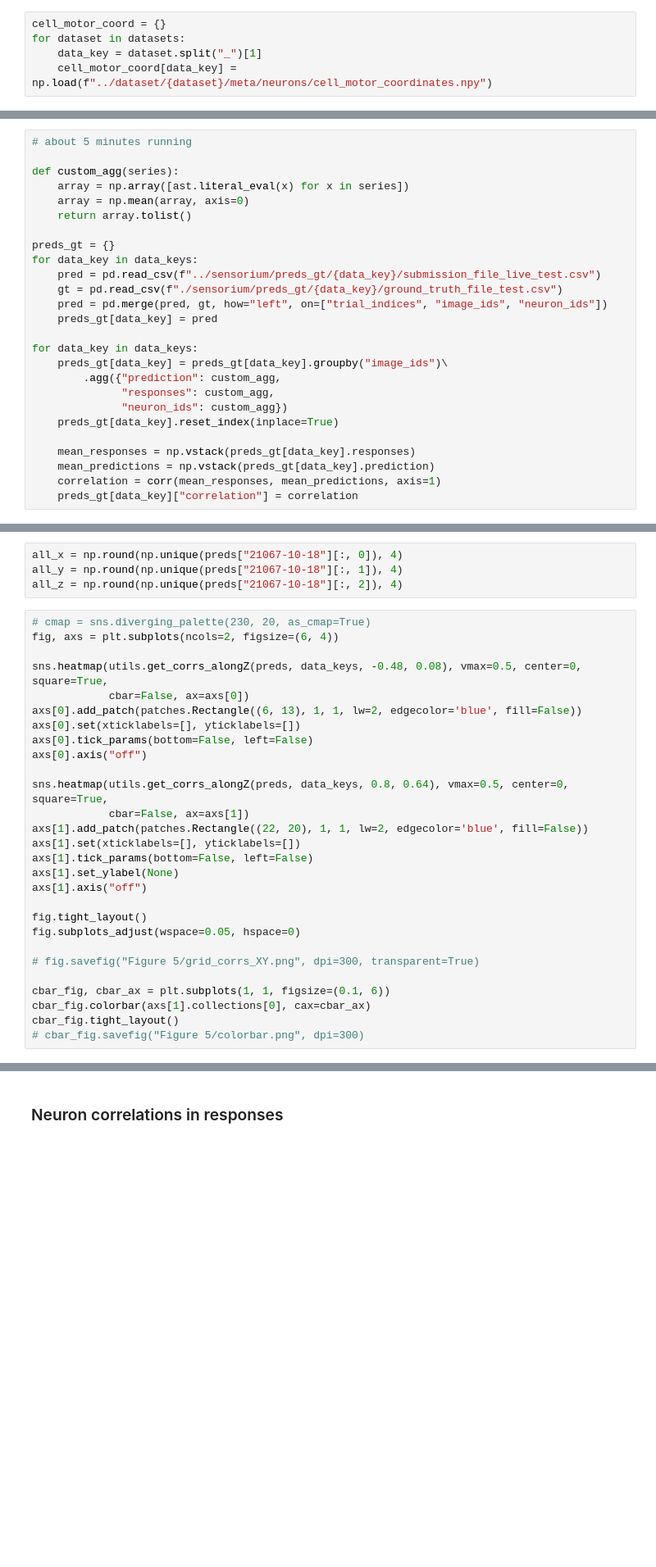
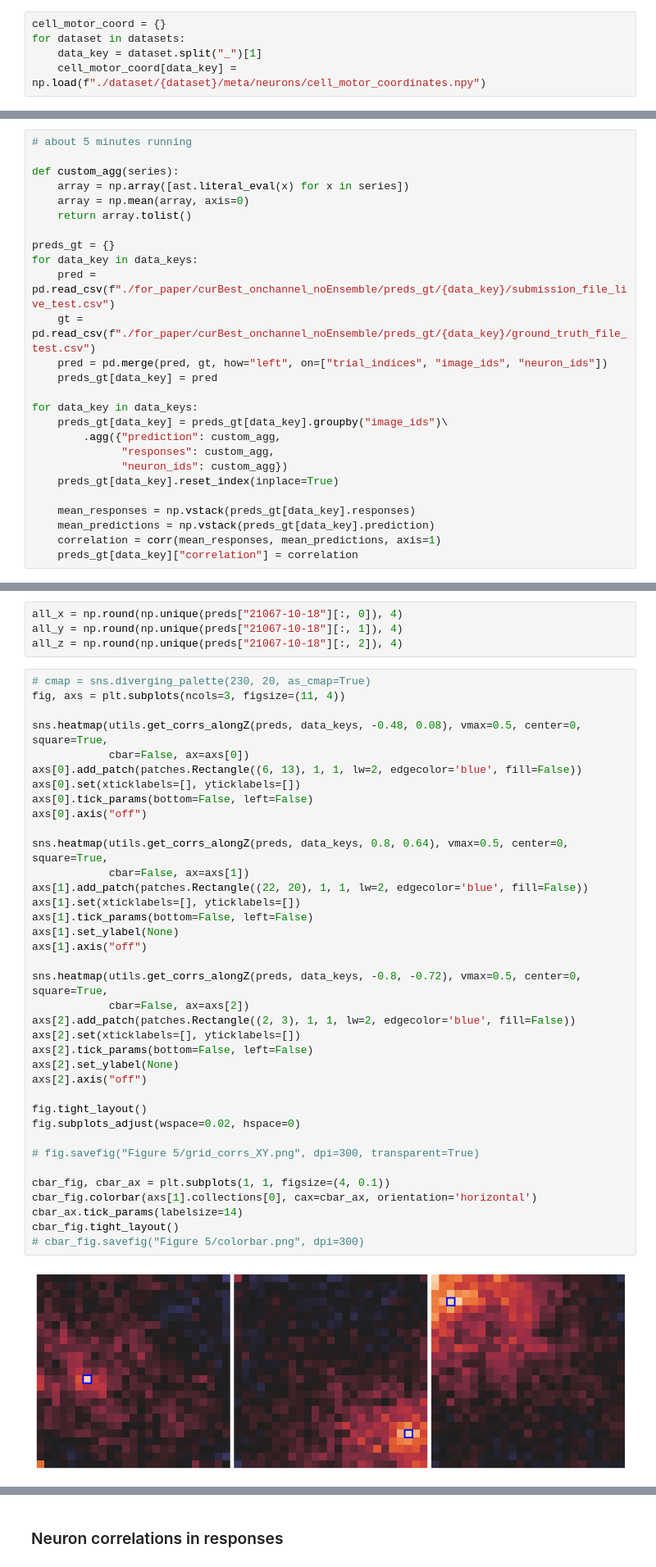
Before and after one commit to GuanLab/Sensorium2022_Challenge, a Jupyter notebook: analyze/grid_experiments.ipynb, the cells around one changed output, grey strips where cells are left out. Shown at 82% size. Cells and saved outputs as stored; diff of their text form; blank space fills up the shorter version.

```diff
--- a/analyze/grid_experiments.ipynb
+++ b/analyze/grid_experiments.ipynb
@@ -27,7 +27,7 @@ data_keys = [key.split("_")[1] for key in datasets]
 cell_motor_coord = {}
 for dataset in datasets:
     data_key = dataset.split("_")[1]
-    cell_motor_coord[data_key] = np.load(f"../dataset/{dataset}/meta/neurons/cell_motor_coordinates.npy")
+    cell_motor_coord[data_key] = np.load(f"./dataset/{dataset}/meta/neurons/cell_motor_coordinates.npy")
 # %%
 fig = plt.figure(figsize=(7, 6))
 ax = fig.add_subplot(projection='3d')
@@ -65,8 +67,8 @@ def custom_agg(series):
 
 preds_gt = {}
 for data_key in data_keys:
-    pred = pd.read_csv(f"../sensorium/preds_gt/{data_key}/submission_file_live_test.csv")
-    gt = pd.read_csv(f"./sensorium/preds_gt/{data_key}/ground_truth_file_test.csv")
+    pred = pd.read_csv(f"./for_paper/curBest_onchannel_noEnsemble/preds_gt/{data_key}/submission_file_live_test.csv")
+    gt = pd.read_csv(f"./for_paper/curBest_onchannel_noEnsemble/preds_gt/{data_key}/ground_truth_file_test.csv")
     pred = pd.merge(pred, gt, how="left", on=["trial_indices", "image_ids", "neuron_ids"])
     preds_gt[data_key] = pred
 
@@ -218,29 +228,40 @@ all_y = np.round(np.unique(preds["21067-10-18"][:, 1]), 4)
 all_z = np.round(np.unique(preds["21067-10-18"][:, 2]), 4)
 # %%
 # cmap = sns.diverging_palette(230, 20, as_cmap=True)
-fig, axs = plt.subplots(ncols=2, figsize=(6, 4))
+fig, axs = plt.subplots(ncols=3, figsize=(11, 4))
 
 sns.heatmap(utils.get_corrs_alongZ(preds, data_keys, -0.48, 0.08), vmax=0.5, center=0, square=True,
             cbar=False, ax=axs[0])
 axs[0].add_patch(patches.Rectangle((6, 13), 1, 1, lw=2, edgecolor='blue', fill=False))
 axs[0].set(xticklabels=[], yticklabels=[])
 axs[0].tick_params(bottom=False, left=False)
 axs[0].axis("off")
 
 sns.heatmap(utils.get_corrs_alongZ(preds, data_keys, 0.8, 0.64), vmax=0.5, center=0, square=True,
             cbar=False, ax=axs[1])
 axs[1].add_patch(patches.Rectangle((22, 20), 1, 1, lw=2, edgecolor='blue', fill=False))
 axs[1].set(xticklabels=[], yticklabels=[])
 axs[1].tick_params(bottom=False, left=False)
 axs[1].set_ylabel(None)
 axs[1].axis("off")
 
+sns.heatmap(utils.get_corrs_alongZ(preds, data_keys, -0.8, -0.72), vmax=0.5, center=0, square=True,
+            cbar=False, ax=axs[2])
+axs[2].add_patch(patches.Rectangle((2, 3), 1, 1, lw=2, edgecolor='blue', fill=False))
+axs[2].set(xticklabels=[], yticklabels=[])
+axs[2].tick_params(bottom=False, left=False)
+axs[2].set_ylabel(None)
+axs[2].axis("off")
+
 fig.tight_layout()
-fig.subplots_adjust(wspace=0.05, hspace=0)
+fig.subplots_adjust(wspace=0.02, hspace=0)
 
 # fig.savefig("Figure 5/grid_corrs_XY.png", dpi=300, transparent=True)
 
-cbar_fig, cbar_ax = plt.subplots(1, 1, figsize=(0.1, 6))
-cbar_fig.colorbar(axs[1].collections[0], cax=cbar_ax)
+cbar_fig, cbar_ax = plt.subplots(1, 1, figsize=(4, 0.1))
+cbar_fig.colorbar(axs[1].collections[0], cax=cbar_ax, orientation='horizontal')
+cbar_ax.tick_params(labelsize=14)
 cbar_fig.tight_layout()
 # cbar_fig.savefig("Figure 5/colorbar.png", dpi=300)
+# %% [output]
+[figure, added]
```
Also changed, not shown: parts of 7 cells of this notebook, 26 other files.
